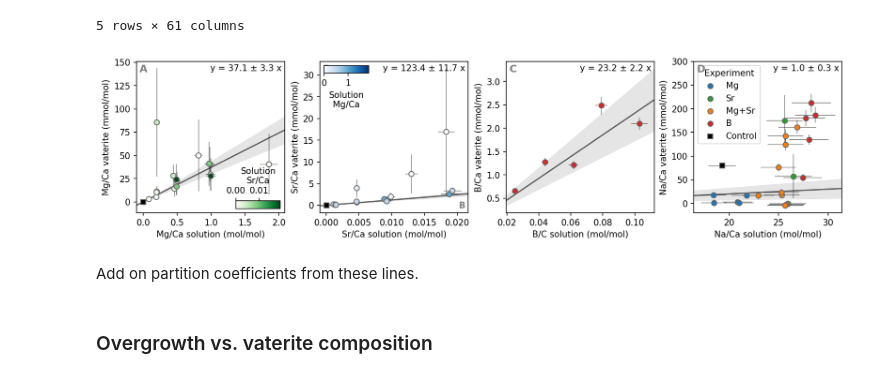
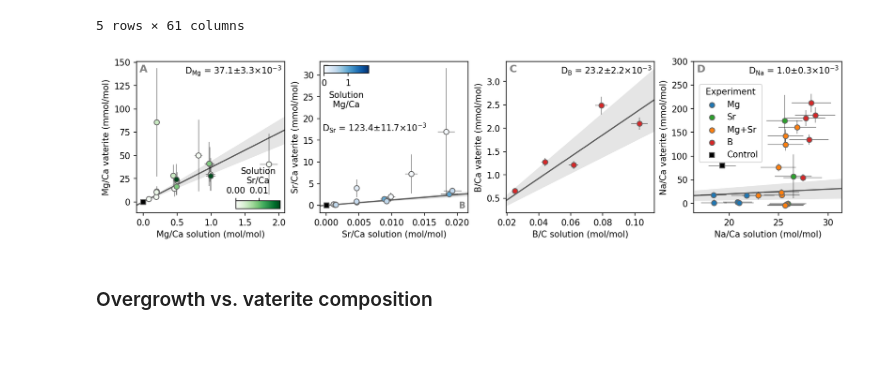
Before and after one commit to oscarbranson/supplementary, a Jupyter notebook: supplements/vaterite_geochem/02_overgrowth_plots.ipynb, the cells around one changed output. Cells and saved outputs as stored; diff of their text form; code cells hidden in the pictures; blank space fills up the shorter version.

```diff
--- a/supplements/vaterite_geochem/02_overgrowth_plots.ipynb
+++ b/supplements/vaterite_geochem/02_overgrowth_plots.ipynb
@@ -155,6 +155,10 @@ fig, axs = vplt.solution_vs_solid(dat=dat.loc[no_high_mg & vaterite_growth], pha
 
 def calc_D(x, D):
     return x * D
+
+Dpos = {
+    'Sr': (0.72, 0.6)
+}
 
 # line of best fit for single-element experiments
 for i, el in enumerate(['Mg', 'Sr', 'B', 'Na']):
@@ -165,37 +169,38 @@ for i, el in enumerate(['Mg', 'Sr', 'B', 'Na']):
     ax = axs[i]
     ind = no_high_mg & vaterite_growth & (dat.metadata.Experiment.NA.NA.str.contains(el).values.reshape(-1,1))
     m = 1e3
     if el == 'Na':
         ind = no_high_mg & vaterite_growth
     sub = dat.loc[ind]
     x = nom(sub.solution_start[f'{el}/{denom}']).ravel()
     y = nom(sub[yvar]).ravel() * m
     yerr = std(sub[yvar]).ravel() * m
 
     # ax.scatter(x, y, color=(0,0,0,0), edgecolor='k', lw=1)
 
     p, cov = optimize.curve_fit(calc_D, x, y, sigma=yerr)
     # p, cov = np.polyfit(x, y, 1, cov=True)
     up = un.correlated_values(p, cov)
     ax.set_xlim(ax.get_xlim())
     nx = np.linspace(*ax.get_xlim())
     # pred = np.polyval(up, nx)
     pred = calc_D(nx, up)
     ci_m = stats.t.interval(0.95, len(x) - 1)
     ax.plot(nx, nom(pred), color='k', alpha=0.6, zorder=-5)
     ax.fill_between(nx, nom(pred) + std(pred) * ci_m[0], nom(pred) + std(pred) * ci_m[1], alpha=0.1, color='k', lw=0, zorder=-5)
-    ax.text(0.98, 0.98, f'y = {nom(up).item():.1f} ± {std(up).item():.1f} x', ha='right', va='top', transform=ax.transAxes)
+    ax.text(*Dpos.get(el, (0.98, 0.98)), '$D_{' + el + '}' + f'$ = {nom(up).item():.1f}±{std(up).item():.1f}' + r'$\times 10^{-3}$', ha='right', va='top', transform=ax.transAxes)
 
 vplt.label_axes(axs)
 axs[1].text(0.98, 0.02, 'B', color='grey', ha='right', va='bottom', weight='bold', fontsize=10, transform=axs[1].transAxes)
 
+leg = axs[-1].get_legend()
+leg.set_bbox_to_anchor([0.01, 0.09, 1, 1])
+
 axs[-1].set_ylim(-20, 300)
 
 fig.savefig('figs/Fig12.pdf')
 # %% [output]
-[figure, old version]
+[figure, new version]
-# %% [markdown]
-Add on partition coefficients from these lines.
 # %% [markdown]
 ### Overgrowth vs. vaterite composition
 # %%
```
